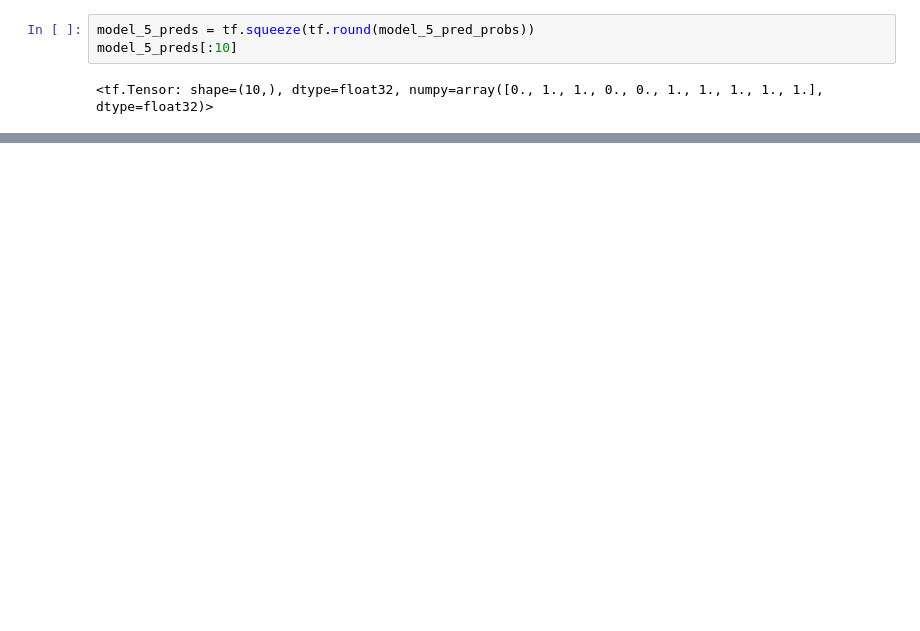
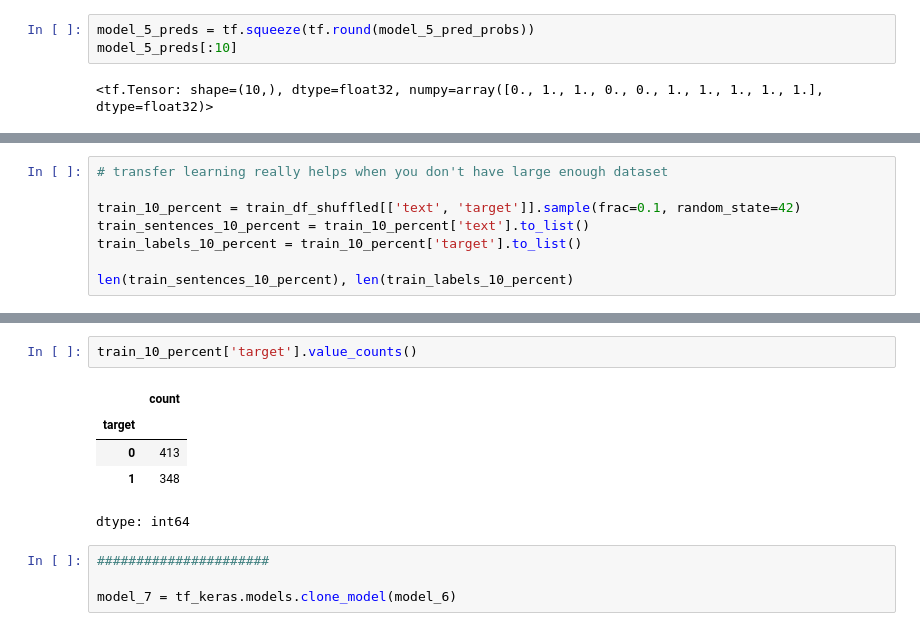
Before and after one commit to kurumbus/tensorflow-training, a Jupyter notebook: nlp01.ipynb, the cells around one changed output, grey strips where cells are left out. Cells and saved outputs as stored; diff of their text form; blank space fills up the shorter version.

```diff
--- a/nlp01.ipynb
+++ b/nlp01.ipynb
@@ -773,0 +883,8 @@ model_5_results
+# %%
+# transfer learning really helps when you don't have large enough dataset
+
+train_10_percent = train_df_shuffled[['text', 'target']].sample(frac=0.1, random_state=42)
+train_sentences_10_percent = train_10_percent['text'].to_list()
+train_labels_10_percent = train_10_percent['target'].to_list()
+
+len(train_sentences_10_percent), len(train_labels_10_percent)
@@ -773,0 +901,12 @@ model_5_results
+# %%
+train_10_percent['target'].value_counts()
+# %% [output]
+|  | count |
+| target |  |
+| 0 | 413 |
+| 1 | 348 |
+dtype: int64
+# %%
+######################
+
+model_7 = tf_keras.models.clone_model(model_6)
```
Also changed, not shown: parts of 38 cells of this notebook.
